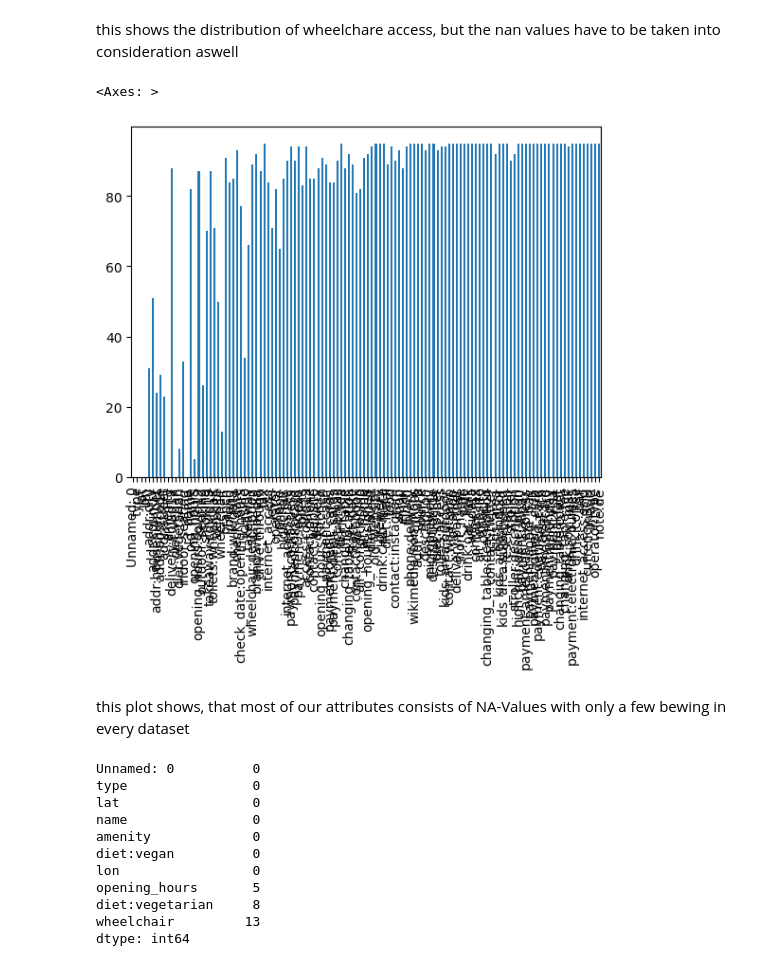
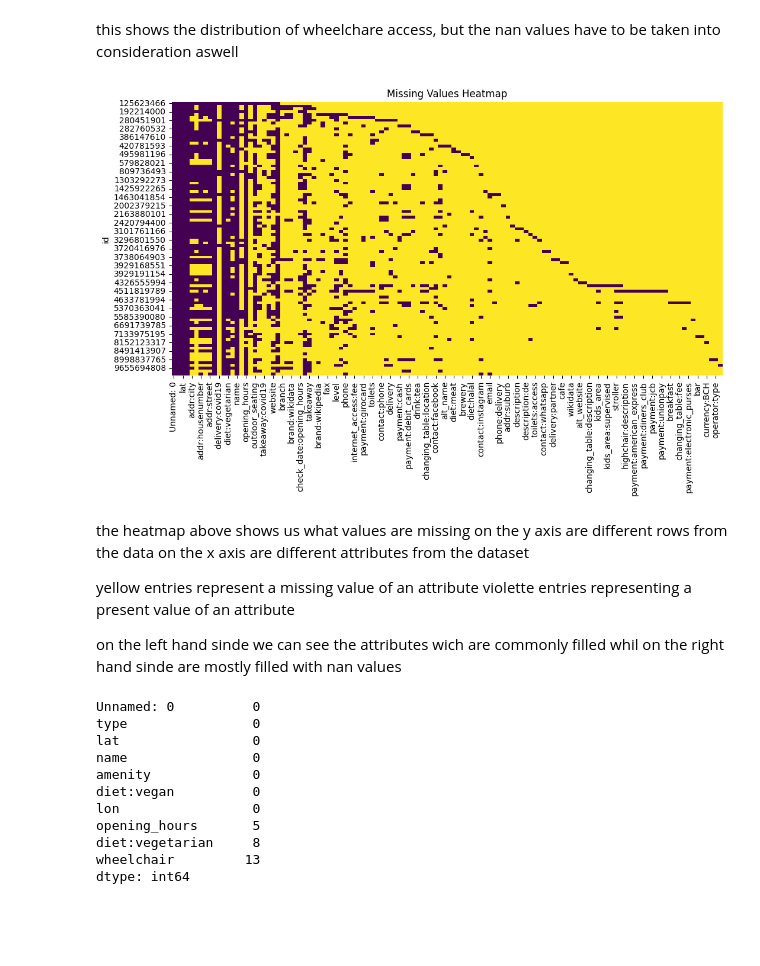
Before and after one commit to MartinDieCooleSocke420/sem1_math_and_stats, a Jupyter notebook: exam/experiments.ipynb, the cells around one changed output. Drawn from its saved outputs; the diff is of its cells as text; code cells hidden in the pictures; blank space fills up the shorter version.

```diff
--- a/exam/experiments.ipynb
+++ b/exam/experiments.ipynb
@@ -96,13 +113,24 @@ data["wheelchair"].value_counts().plot.pie()
 # %% [markdown]
 this shows the distribution of wheelchare access, but the nan values have to be taken into consideration aswell
-# %%
-# display the na per column in a bar chart
-data.isna().sum().plot(kind="bar")
-# %% [output]
-<Axes: >
-[figure, removed]
-# %% [markdown]
-this plot shows, that most of our attributes consists of NA-Values with only a few bewing in every dataset
+# %%
+import seaborn as sns
+plt.figure(figsize=(12, 6))
+sns.heatmap(data.isna(), cbar=False, cmap='viridis')
+plt.title('Missing Values Heatmap')
+plt.show()
+
+# inspired by https://stackoverflow.com/questions/47685905/matplotlib-heat-map-some-entries-missing-values
+# %% [output]
+[figure, added]
+# %% [markdown]
+the heatmap above shows us what values are missing
+on the y axis are different rows from the data
+on the x axis are different attributes from the dataset
+
+yellow entries represent a missing value of an attribute
+violette entries representing a present value of an attribute
+
+on the left hand sinde we can see the attributes wich are commonly filled whil on the right hand sinde are mostly filled with nan values
 # %%
 # count na per attrobute of data
 
```
Also changed, not shown: parts of 9 cells of this notebook.
